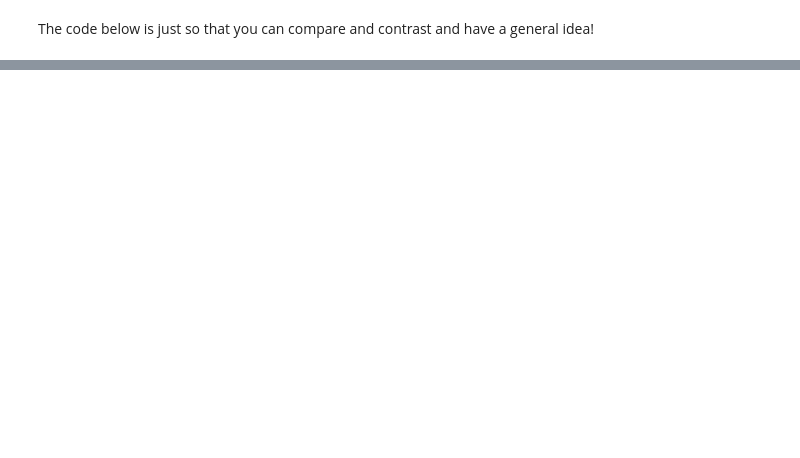
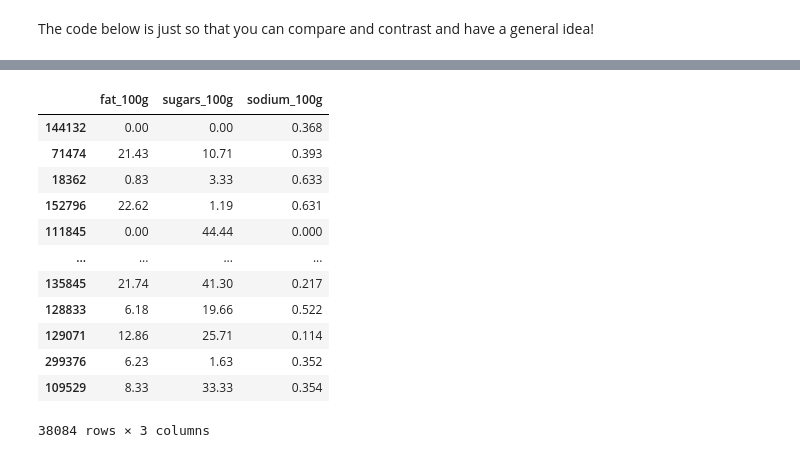
Before and after one commit to IsaacG-L/Machine-Learning, a Jupyter notebook: Semester 2/Final Project/FeedForward.ipynb, the cells around one changed output, grey strips where cells are left out. Cells and saved outputs as stored; diff of their text form; code cells hidden in the pictures; blank space fills up the shorter version.

```diff
--- a/Semester 2/Final Project/FeedForward.ipynb
+++ b/Semester 2/Final Project/FeedForward.ipynb
@@ -129,0 +142,16 @@ array([[0.15935785],
+# %%
+X_test
+# %% [output]
+|  | fat_100g | sugars_100g | sodium_100g |
+| 144132 | 0.00 | 0.00 | 0.368 |
+| 71474 | 21.43 | 10.71 | 0.393 |
+| 18362 | 0.83 | 3.33 | 0.633 |
+| 152796 | 22.62 | 1.19 | 0.631 |
+| 111845 | 0.00 | 44.44 | 0.000 |
+| ... | ... | ... | ... |
+| 135845 | 21.74 | 41.30 | 0.217 |
+| 128833 | 6.18 | 19.66 | 0.522 |
+| 129071 | 12.86 | 25.71 | 0.114 |
+| 299376 | 6.23 | 1.63 | 0.352 |
+| 109529 | 8.33 | 33.33 | 0.354 |
+38084 rows × 3 columns
```
Also changed, not shown: parts of 15 cells of this notebook, 3 other files.
